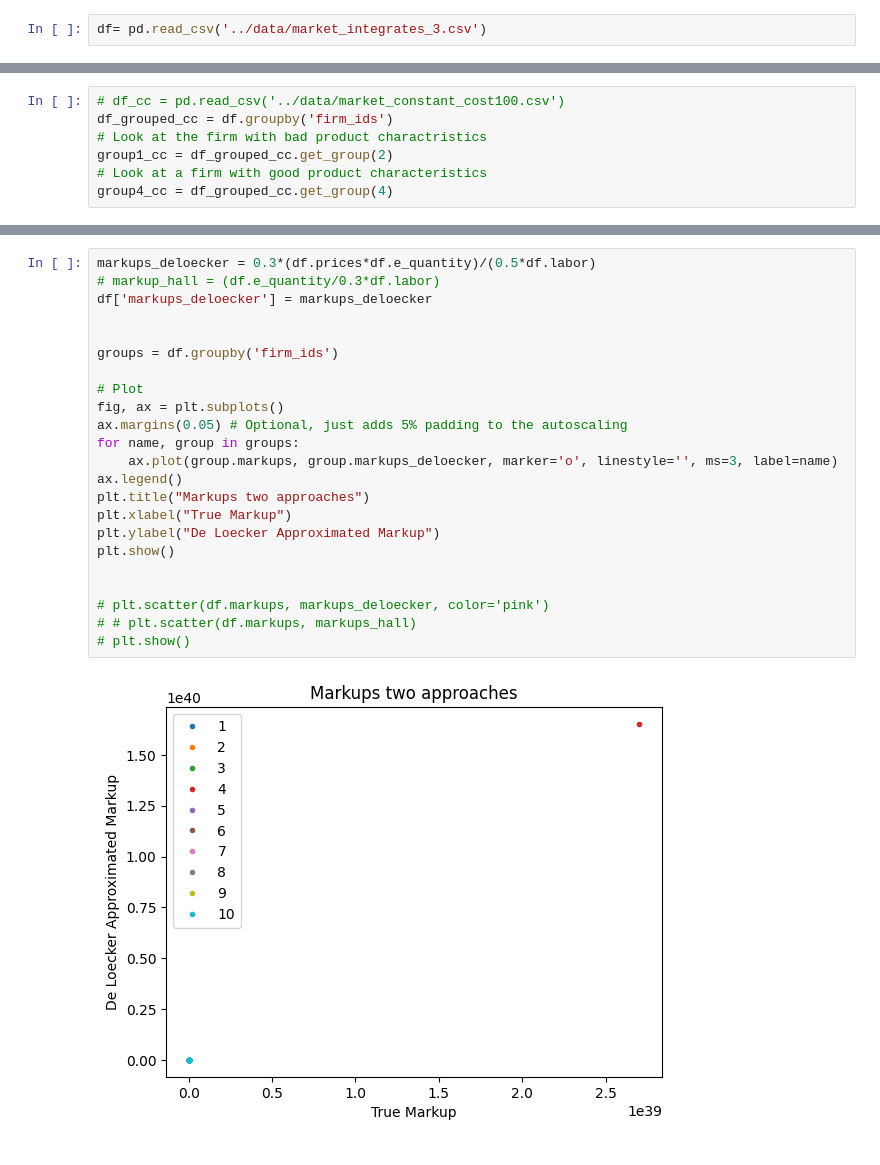
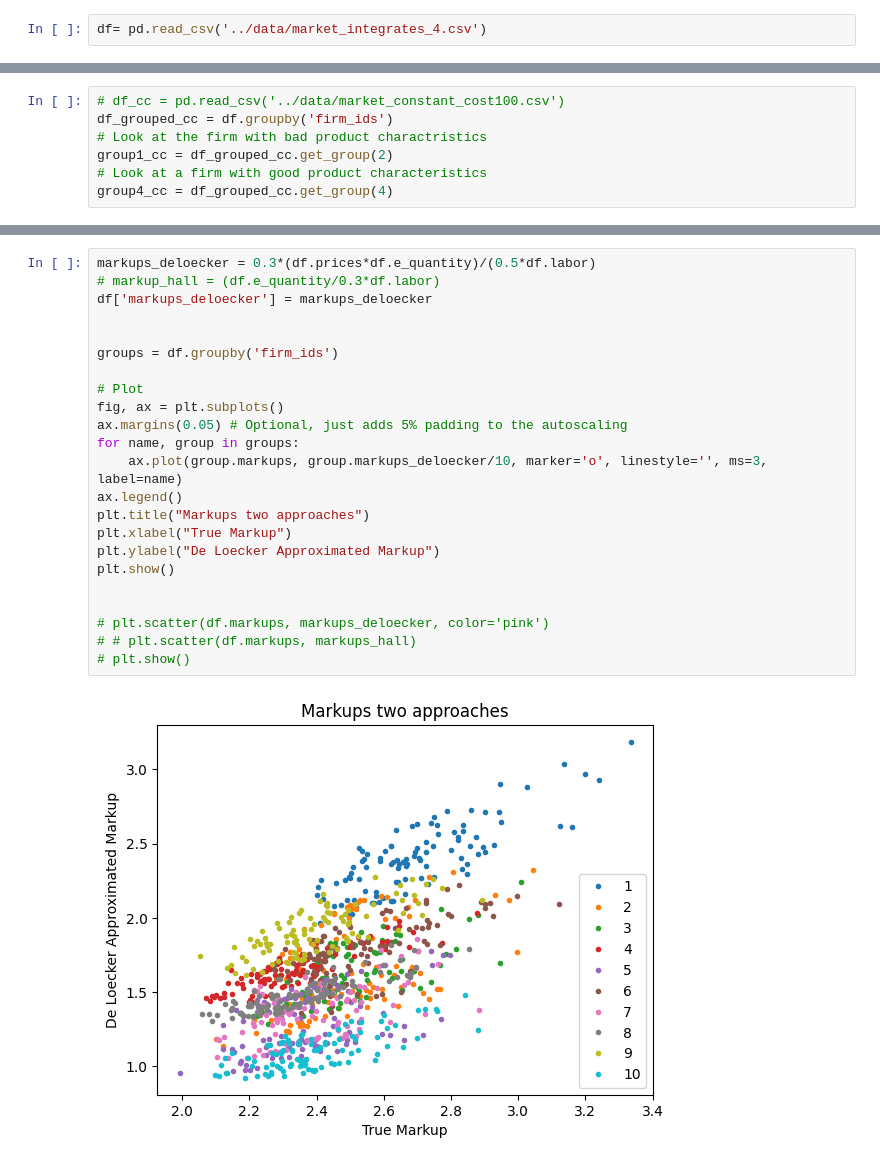
Before and after one commit to anuscabc/markdown_estimation, a Jupyter notebook: plots/plot_single_run_integrated.ipynb, the cells around one changed output, grey strips where cells are left out. Cells and saved outputs as stored; diff of their text form.

```diff
--- a/plots/plot_single_run_integrated.ipynb
+++ b/plots/plot_single_run_integrated.ipynb
@@ -4,7 +4,7 @@ import matplotlib.pyplot as plt
 import seaborn as sns
 import numpy as np
 # %%
-df= pd.read_csv('../data/market_integrates_3.csv')
+df= pd.read_csv('../data/market_integrates_4.csv')
 # %%
 fig, (ax1, ax2) = plt.subplots(1, 2)
 
@@ -106,25 +106,25 @@ plt.savefig('correlation_map_model.pdf')
 # %%
 markups_deloecker = 0.3*(df.prices*df.e_quantity)/(0.5*df.labor)
 # markup_hall = (df.e_quantity/0.3*df.labor)
 df['markups_deloecker'] = markups_deloecker
 
 
 groups = df.groupby('firm_ids')
 
 # Plot
 fig, ax = plt.subplots()
 ax.margins(0.05) # Optional, just adds 5% padding to the autoscaling
 for name, group in groups:
-    ax.plot(group.markups, group.markups_deloecker, marker='o', linestyle='', ms=3, label=name)
+    ax.plot(group.markups, group.markups_deloecker/10, marker='o', linestyle='', ms=3, label=name)
 ax.legend()
 plt.title("Markups two approaches")
 plt.xlabel("True Markup")
 plt.ylabel("De Loecker Approximated Markup")
 plt.show()
 
 
 # plt.scatter(df.markups, markups_deloecker, color='pink')
 # # plt.scatter(df.markups, markups_hall)
 # plt.show()
 # %% [output]
-[figure, old version]
+[figure, new version]
```
Also changed, not shown: parts of 5 cells of this notebook, 3 other files.
